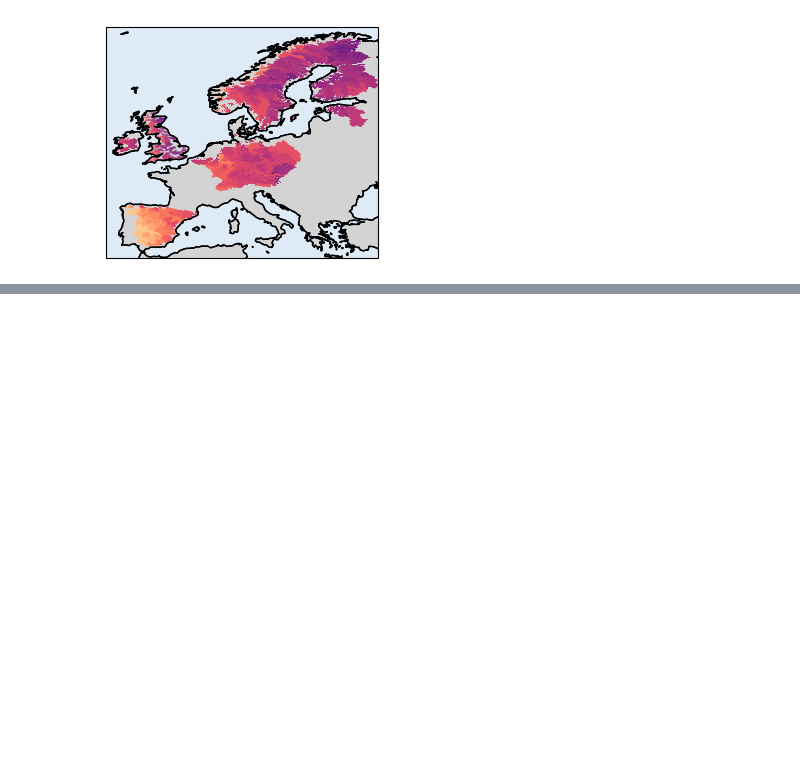
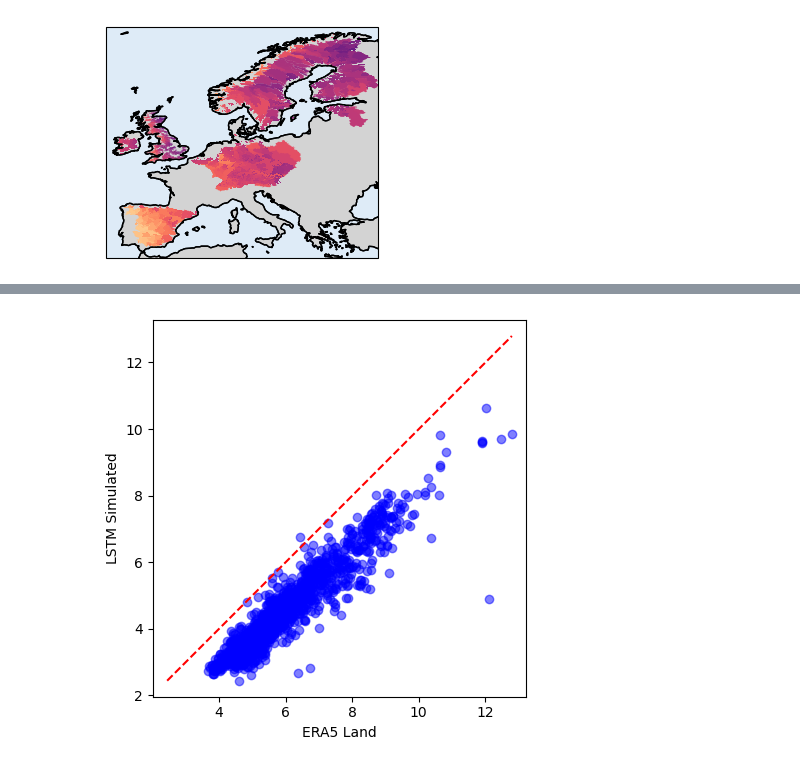
Before and after one commit to Ash-Manoj/lstm_backward, a Jupyter notebook: results/with_discharge_pmean/spatial_analysis.ipynb, the cells around one changed output, grey strips where cells are left out. Drawn from its saved outputs; the diff is of its cells as text; code cells hidden in the pictures; blank space fills up the shorter version.

Commit message:
sactter plots

```diff
--- a/results/with_discharge_pmean/spatial_analysis.ipynb
+++ b/results/with_discharge_pmean/spatial_analysis.ipynb
@@ -369,0 +388,31 @@ See the caveats in the documentation: https://pandas.pydata.org/pandas-docs/stab
+# %%
+# Example columns
+x_col = 'era5_avgprcp_rainy'
+y_col = 'y_sim_avgprcp_rainy'
+
+# Create figure
+plt.figure(figsize=(4.5, 4.5))
+
+# Scatter plot: blue dots with transparency
+plt.scatter(
+    merged[x_col],
+    merged[y_col],
+    color='blue',
+    alpha=0.5,
+    label='Simulated vs Observed'
+)
+
+# Add 1:1 line (red dotted)
+min_val = min(merged[x_col].min(), merged[y_col].min())
+max_val = max(merged[x_col].max(), merged[y_col].max())
+plt.plot([min_val, max_val], [min_val, max_val], 'r--', label='1:1 Line')
+
+# Labels and title
+plt.xlabel("ERA5 Land")
+plt.ylabel("LSTM Simulated")
+plt.axis('equal')  # Equal aspect ratio to better visualize 1:1 relationship
+plt.tight_layout()
+plt.savefig('scatter_plot_avg.jpeg', dpi=1200)
+plt.show()
+# %% [output]
+[figure, added]
```
Also changed, not shown: parts of 4 cells of this notebook, 6 other files.
